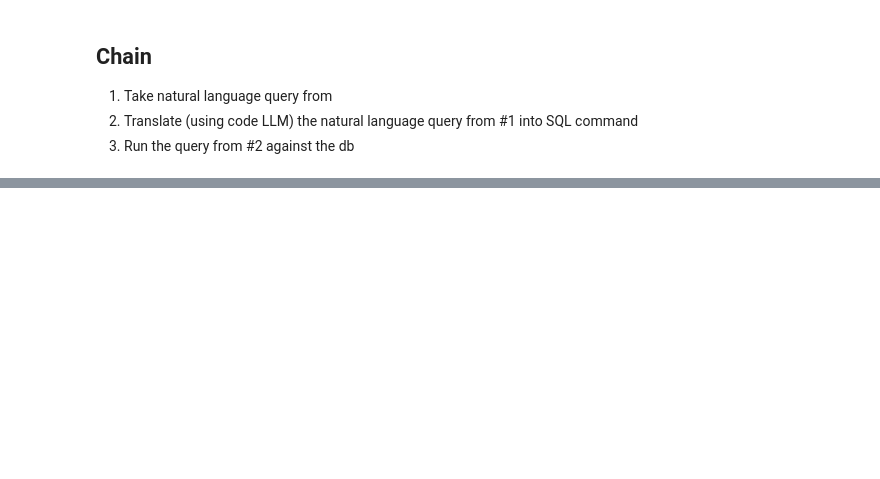
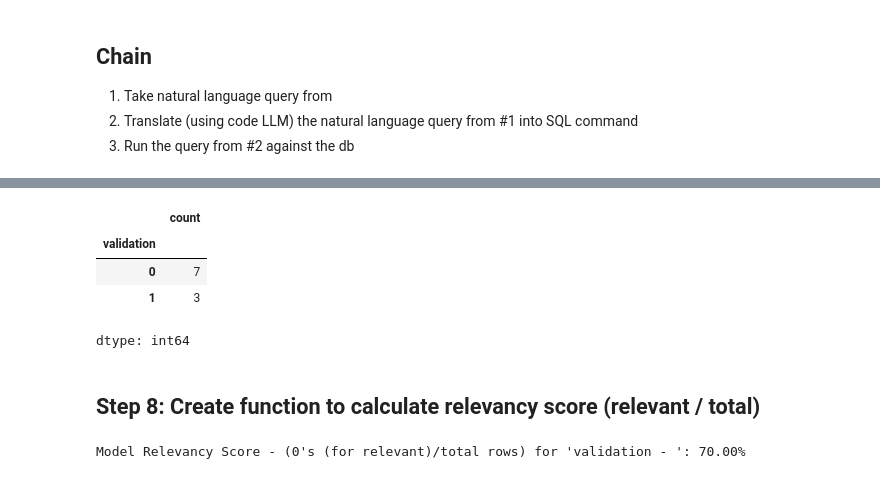
Before and after one commit to ncmoliver/NbaPerformanceFeedbackModel, a Jupyter notebook: validation.ipynb, the cells around one changed output, grey strips where cells are left out. Cells and saved outputs as stored; diff of their text form; code cells hidden in the pictures; blank space fills up the shorter version.

```diff
--- a/validation.ipynb
+++ b/validation.ipynb
@@ -401,0 +480,24 @@ Transpiled SQL Query: SELECT PLAYER, REB FROM player_stats ORDER BY REB DESC NUL
+# %%
+# Count the number of 0s in the 'games_played' column
+zero_count = validation_df['validation'].value_counts()
+zero_count
+# %% [output]
+|  | count |
+| validation |  |
+| 0 | 7 |
+| 1 | 3 |
+dtype: int64
+# %% [markdown]
+## Step 8: Create function to calculate relevancy score (relevant / total)
+# %%
+def calculate_zero_score(df, column_name):
+    zero_count = (df[column_name] == '0').sum()  # Count of 0's in the column
+    total_rows = len(df)  # Total number of rows
+    score = (zero_count / total_rows)*100  # Score as a fraction
+    return score
+
+# Calculate the score
+score = calculate_zero_score(validation_df, "validation")
+print(f"Model Relevancy Score - (0's (for relevant)/total rows) for 'validation - ': {score:.2f}%")
+# %% [output]
+Model Relevancy Score - (0's (for relevant)/total rows) for 'validation - ': 70.00%
```
Also changed, not shown: parts of 44 cells of this notebook, 5 other files.
